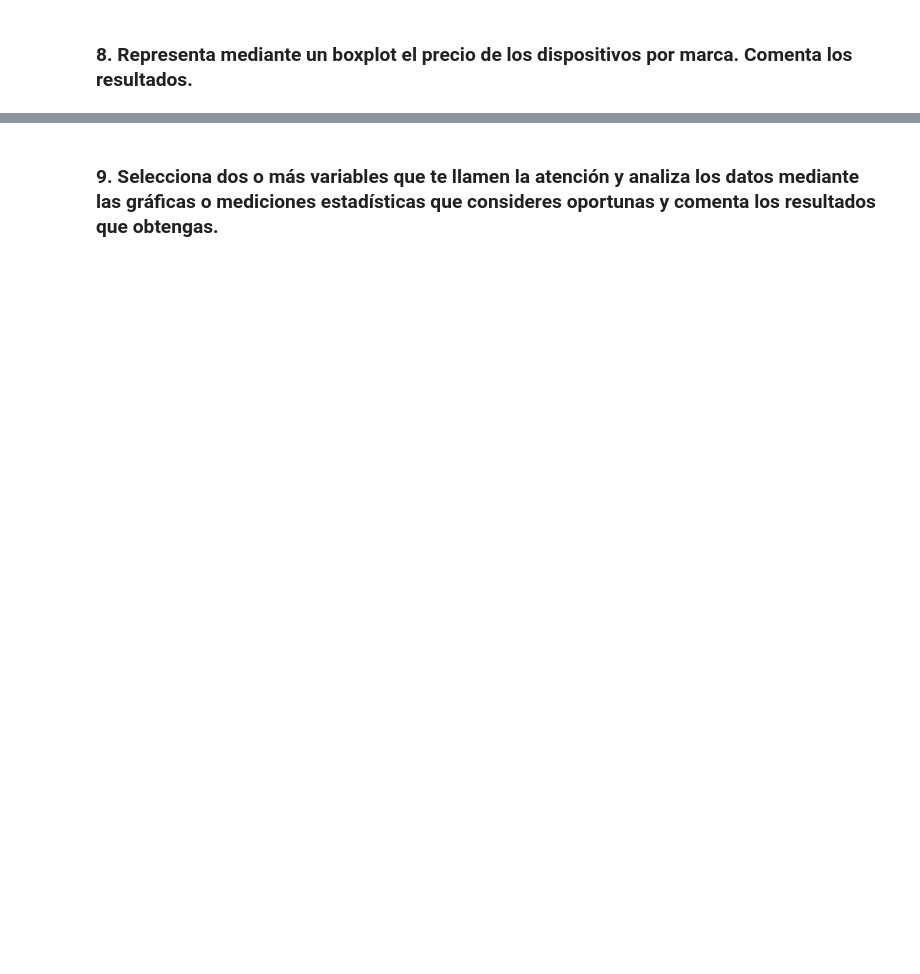
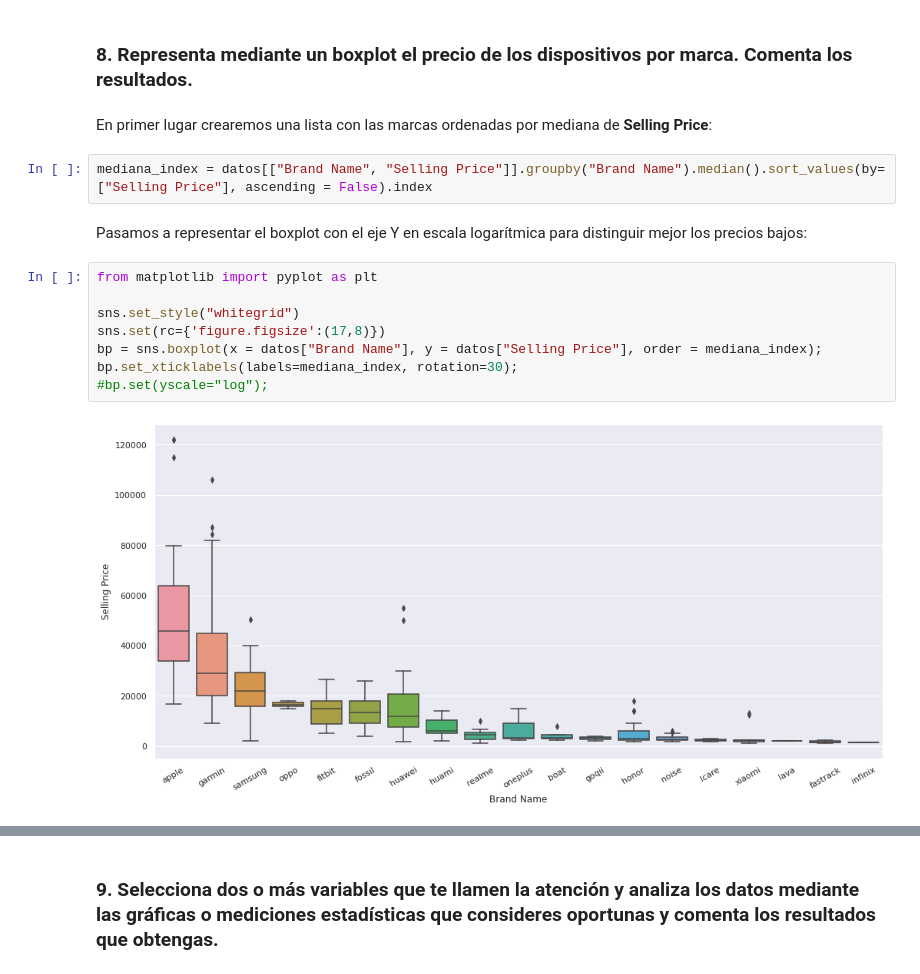
Before and after one commit to afercaceres/Fitness_Trackers, a Jupyter notebook: practica_python.ipynb, the cells around one changed output, grey strips where cells are left out. Cells and saved outputs as stored; diff of their text form; blank space fills up the shorter version.

```diff
--- a/practica_python.ipynb
+++ b/practica_python.ipynb
@@ -711,2 +722,18 @@ percByBrand.bar_label(percByBrand.containers[0]);
 # %% [markdown]
 ### 8. Representa mediante un boxplot el precio de los dispositivos por marca. Comenta los resultados.
+# %% [markdown]
+En primer lugar crearemos una lista con las marcas ordenadas por mediana de **Selling Price**:
+# %%
+mediana_index = datos[["Brand Name", "Selling Price"]].groupby("Brand Name").median().sort_values(by=["Selling Price"], ascending = False).index
+# %% [markdown]
+Pasamos a representar el boxplot con el eje Y en escala logarítmica para distinguir mejor los precios bajos:
+# %%
+from matplotlib import pyplot as plt
+
+sns.set_style("whitegrid")
+sns.set(rc={'figure.figsize':(17,8)})
+bp = sns.boxplot(x = datos["Brand Name"], y = datos["Selling Price"], order = mediana_index);
+bp.set_xticklabels(labels=mediana_index, rotation=30);
+#bp.set(yscale="log");
+# %% [output]
+[figure, added]
```
Also changed, not shown: parts of 6 cells of this notebook.
